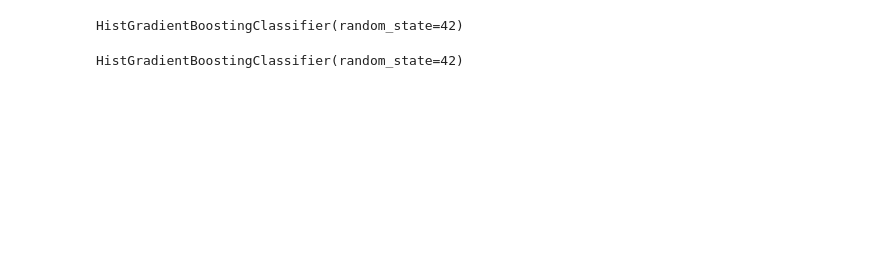
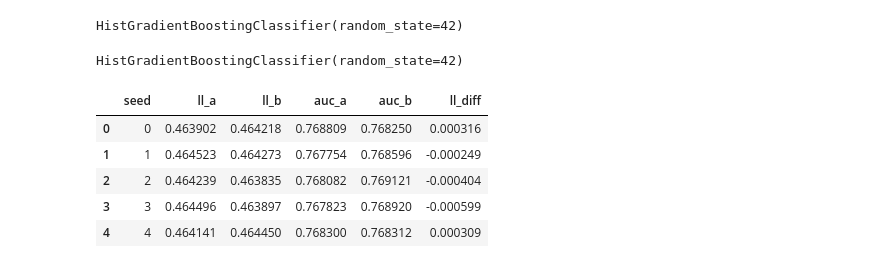
Before and after one commit to Mgomez1023/pitch-sequencing-model, a Jupyter notebook: notebooks/main.ipynb, the cells around one changed output. Cells and saved outputs as stored; diff of their text form; code cells hidden in the pictures; blank space fills up the shorter version.

```diff
--- a/main.ipynb
+++ b/notebooks/main.ipynb
@@ -95,6 +124,28 @@ X_test_b = test[features_b]
 model_b.fit(X_train_b, y_train)
 # %% [output]
 HistGradientBoostingClassifier(random_state=42)
+# %%
+seeds = [0, 1, 2, 3, 4]
+rows = []
+for seed in seeds:
+    m_a = HistGradientBoostingClassifier(categorical_features="from_dtype", random_state=seed).fit(X_train, y_train)
+    m_b = HistGradientBoostingClassifier(categorical_features="from_dtype", random_state=seed).fit(X_train_b, y_train)
+    p_a = m_a.predict_proba(X_test)[:, 1]
+    p_b = m_b.predict_proba(X_test_b)[:, 1]
+    rows.append({"seed": seed,
+                 "ll_a": log_loss(y_test, p_a), "ll_b": log_loss(y_test, p_b),
+                 "auc_a": roc_auc_score(y_test, p_a), "auc_b": roc_auc_score(y_test, p_b)})
+
+seed_results = pd.DataFrame(rows)
+seed_results["ll_diff"] = seed_results["ll_b"] - seed_results["ll_a"]   # negative = B better
+seed_results
+# %% [output]
+|  | seed | ll_a | ll_b | auc_a | auc_b | ll_diff |
+| 0 | 0 | 0.463902 | 0.464218 | 0.768809 | 0.768250 | 0.000316 |
+| 1 | 1 | 0.464523 | 0.464273 | 0.767754 | 0.768596 | -0.000249 |
+| 2 | 2 | 0.464239 | 0.463835 | 0.768082 | 0.769121 | -0.000404 |
+| 3 | 3 | 0.464496 | 0.463897 | 0.767823 | 0.768920 | -0.000599 |
+| 4 | 4 | 0.464141 | 0.464450 | 0.768300 | 0.768312 | 0.000309 |
 # %%
 # 6.) Score and Compare to Dumb Baseline
 probs = model.predict_proba(X_test)[:,1]
```
Also changed, not shown: parts of 13 cells of this notebook, 10 other files.
